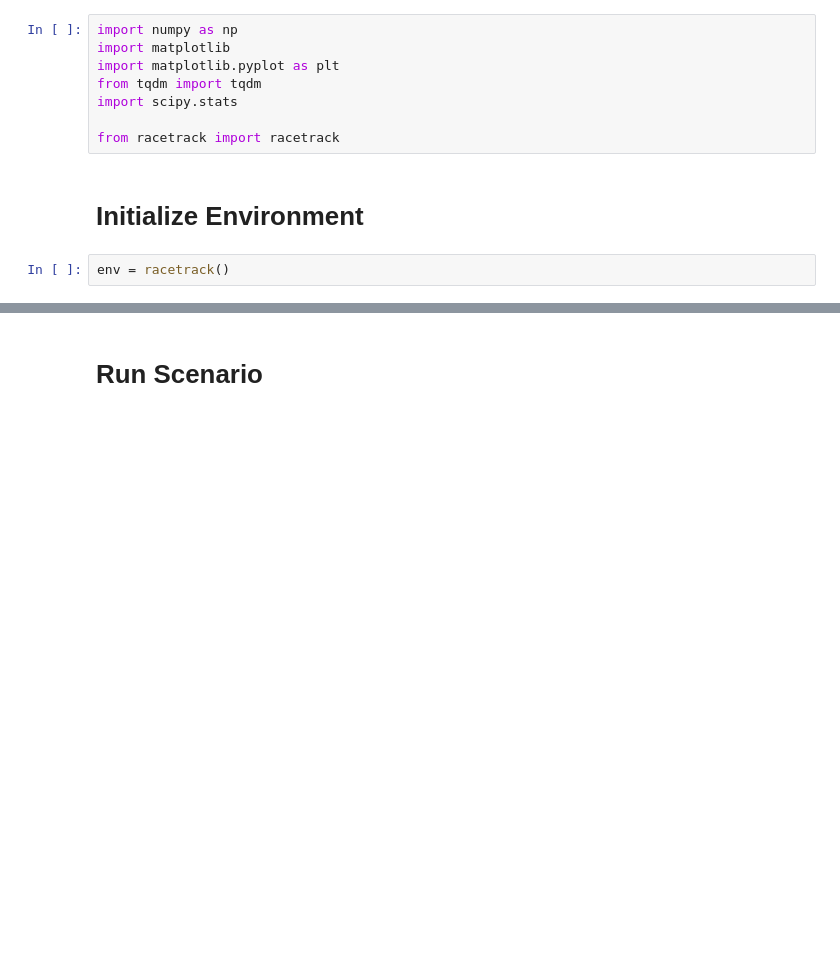
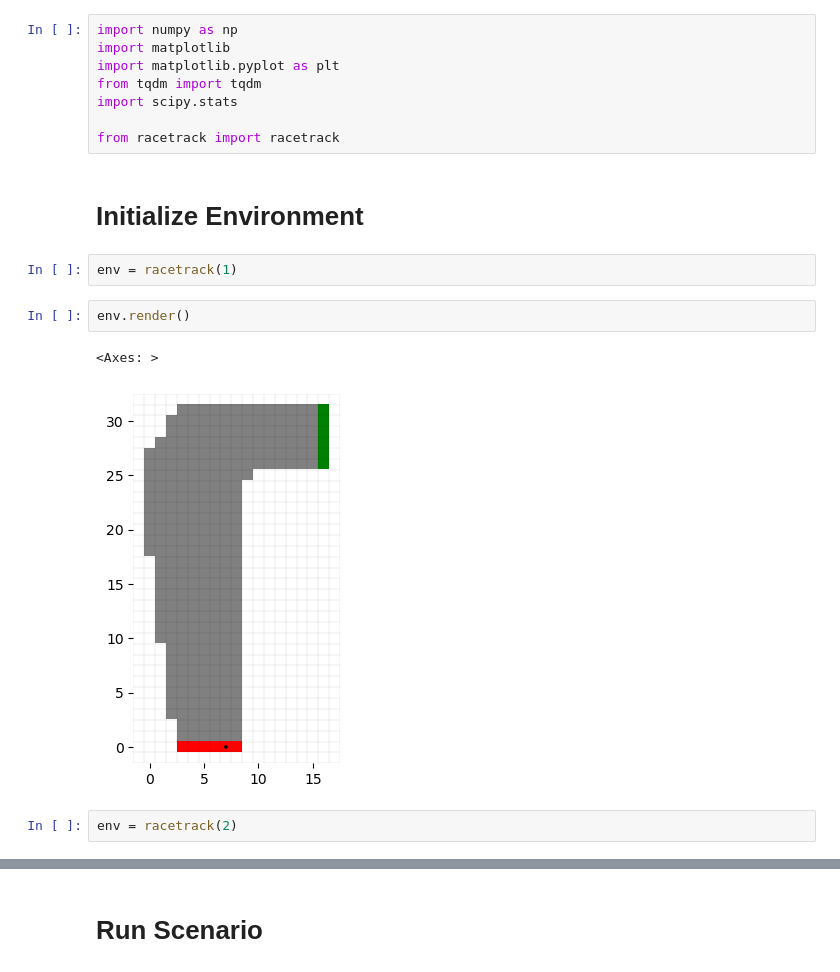
Before and after one commit to macacodigital/RL_Sutton_Barton_Studies, a Jupyter notebook: Chapter 5/Exercise-5_12.ipynb, the cells around one changed output, grey strips where cells are left out. Cells and saved outputs as stored; diff of their text form; blank space fills up the shorter version.

```diff
--- a/Chapter 5/Exercise-5_12.ipynb
+++ b/Chapter 5/Exercise-5_12.ipynb
@@ -14,4 +14,11 @@ from racetrack import racetrack
 # %% [markdown]
 # Initialize Environment
 # %%
-env = racetrack()
+env = racetrack(1)
+# %%
+env.render()
+# %% [output]
+<Axes: >
+[figure, added]
+# %%
+env = racetrack(2)
```
Also changed, not shown: parts of 36 cells of this notebook, 4 other files.
